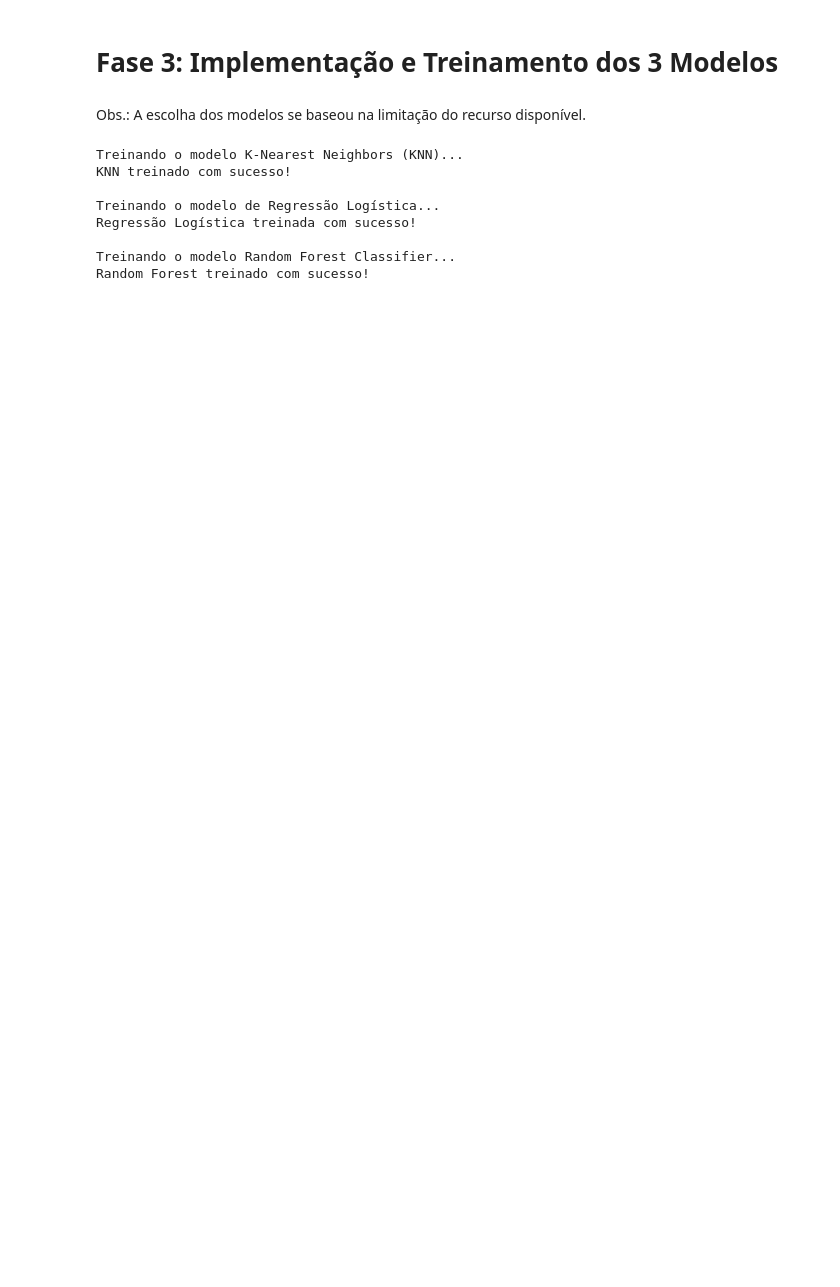
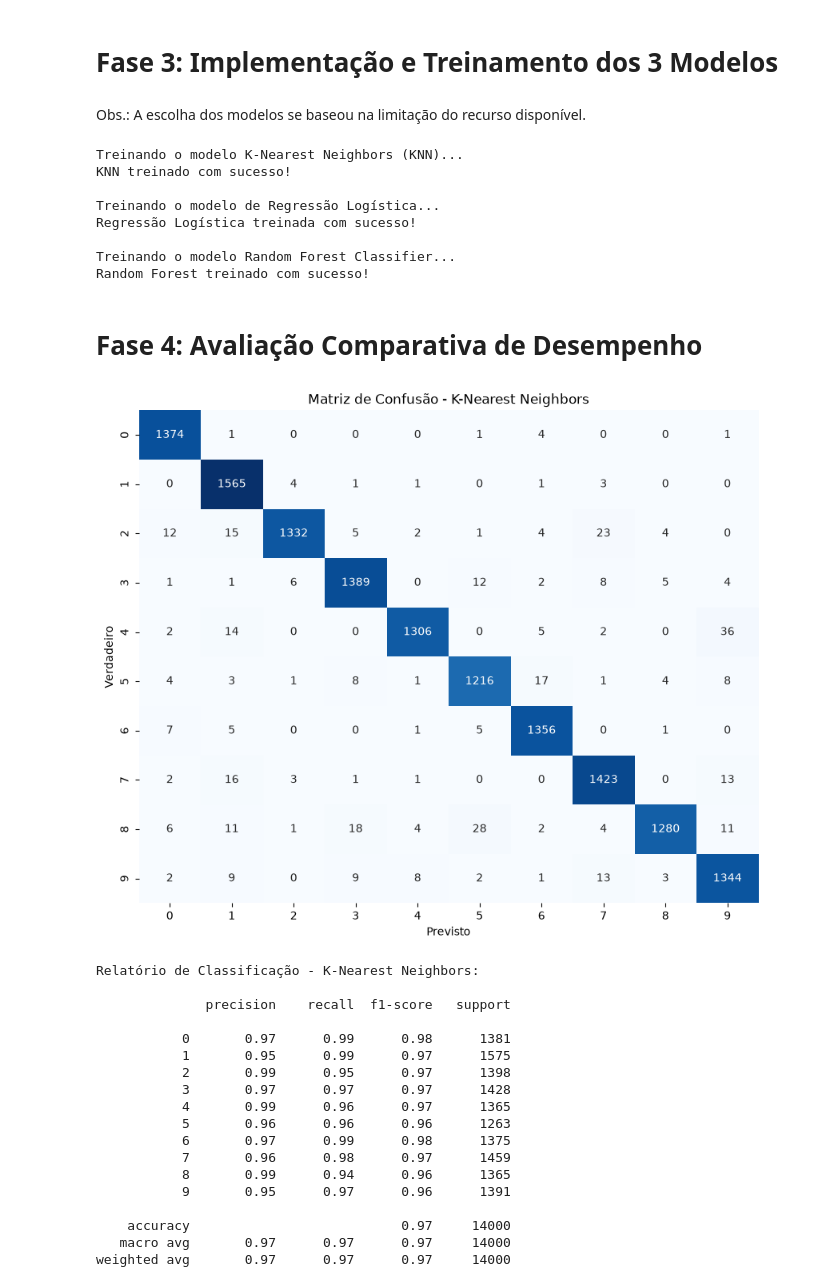
Before and after one commit to giselemachado1978-ai/MiniProjeto_Modulo2_IA-1_SCTEC, a Jupyter notebook: MiniProjetoMod2.ipynb, the cells around one changed output. Saved outputs shown, nothing was run; the diff lists cells and outputs as text; code cells hidden in the pictures; blank space fills up the shorter version.

Commit message:
Add fase 4

```diff
--- a/MiniProjetoMod2.ipynb
+++ b/MiniProjetoMod2.ipynb
@@ -172,3 +172,49 @@ Regressão Logística treinada com sucesso!
 
 Treinando o modelo Random Forest Classifier...
 Random Forest treinado com sucesso!
+# %% [markdown]
+# Fase 4: Avaliação Comparativa de Desempenho
+# %%
+# 4.1. Métricas do Modelo KNN
+
+from sklearn.metrics import confusion_matrix, classification_report
+import seaborn as sns
+import matplotlib.pyplot as plt
+
+# Previsões no conjunto de teste
+y_pred_knn = knn_model.predict(X_test_scaled)
+
+# Matriz de Confusão
+cm_knn = confusion_matrix(y_test, y_pred_knn)
+
+plt.figure(figsize=(10, 8))
+sns.heatmap(cm_knn, annot=True, fmt='d', cmap='Blues', cbar=False,
+            xticklabels=knn_model.classes_, yticklabels=knn_model.classes_)
+plt.title('Matriz de Confusão - K-Nearest Neighbors')
+plt.xlabel('Previsto')
+plt.ylabel('Verdadeiro')
+plt.show()
+
+# Relatório de Classificação
+print("\nRelatório de Classificação - K-Nearest Neighbors:\n")
+print(classification_report(y_test, y_pred_knn))
+# %% [output]
+[figure, added]
+Relatório de Classificação - K-Nearest Neighbors:
+
+              precision    recall  f1-score   support
+
+           0       0.97      0.99      0.98      1381
+           1       0.95      0.99      0.97      1575
+           2       0.99      0.95      0.97      1398
+           3       0.97      0.97      0.97      1428
+           4       0.99      0.96      0.97      1365
+           5       0.96      0.96      0.96      1263
+           6       0.97      0.99      0.98      1375
+           7       0.96      0.98      0.97      1459
+           8       0.99      0.94      0.96      1365
+           9       0.95      0.97      0.96      1391
+
+    accuracy                           0.97     14000
+   macro avg       0.97      0.97      0.97     14000
+weighted avg       0.97      0.97      0.97     14000
```
Also changed, not shown: parts of 11 cells of this notebook.
